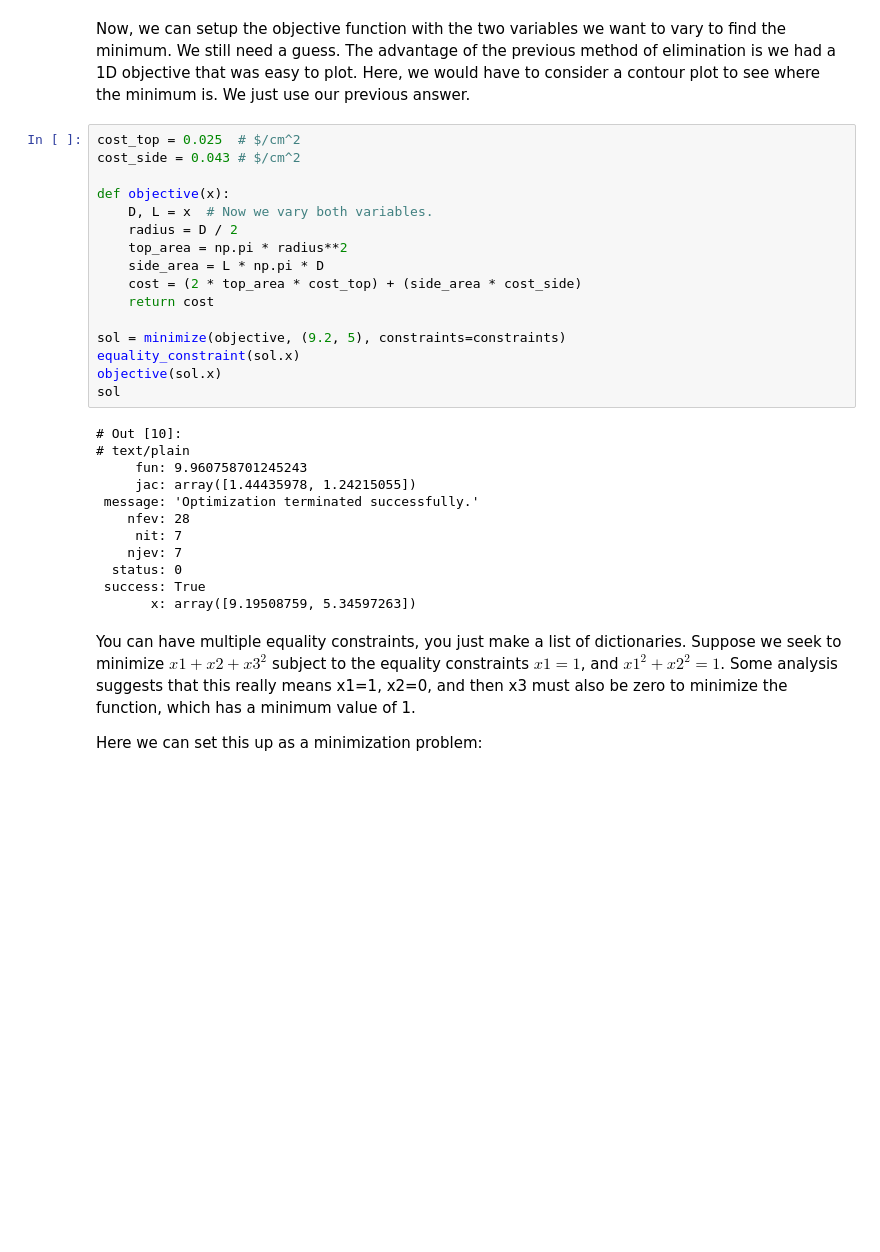
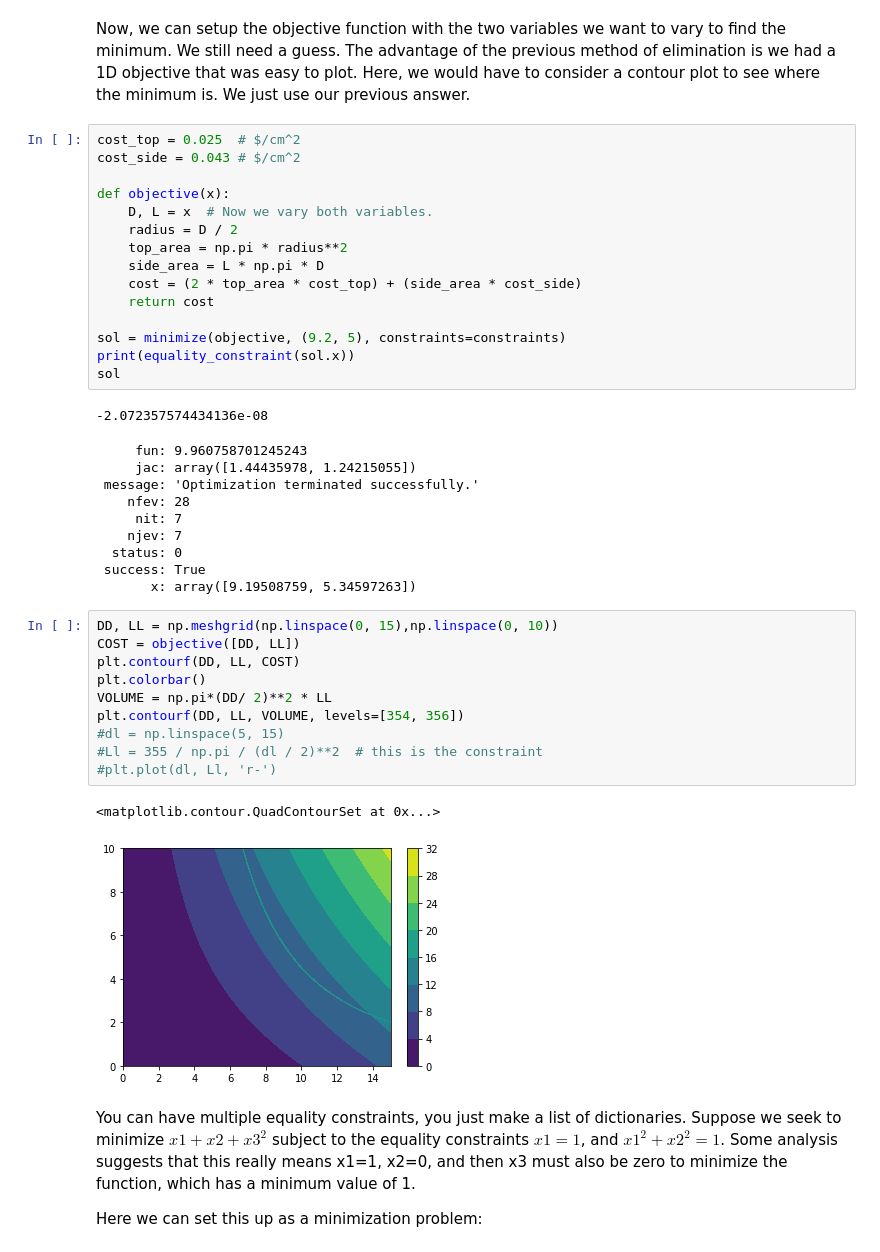
Before and after one commit to jkitchin/f19-06623, a Jupyter notebook: lectures/13-constrained-optimization.ipynb, the cells around one changed output. Cells and saved outputs as stored; diff of their text form; blank space fills up the shorter version.

```diff
--- a/lectures/13-constrained-optimization.ipynb
+++ b/lectures/13-constrained-optimization.ipynb
@@ -170,21 +210,32 @@ def objective(x):
     return cost
 
 sol = minimize(objective, (9.2, 5), constraints=constraints)
-equality_constraint(sol.x)
-objective(sol.x)
+print(equality_constraint(sol.x))
 sol
 # %% [output]
-# Out [10]:
-# text/plain
-     fun: 9.960758701245243
-     jac: array([1.44435978, 1.24215055])
- message: 'Optimization terminated successfully.'
-    nfev: 28
-     nit: 7
-    njev: 7
-  status: 0
- success: True
-       x: array([9.19508759, 5.34597263])
+-2.072357574434136e-08
+     fun: 9.960758701245243
+     jac: array([1.44435978, 1.24215055])
+ message: 'Optimization terminated successfully.'
+    nfev: 28
+     nit: 7
+    njev: 7
+  status: 0
+ success: True
+       x: array([9.19508759, 5.34597263])
+# %%
+DD, LL = np.meshgrid(np.linspace(0, 15),np.linspace(0, 10))
+COST = objective([DD, LL])
+plt.contourf(DD, LL, COST)
+plt.colorbar()
+VOLUME = np.pi*(DD/ 2)**2 * LL
+plt.contourf(DD, LL, VOLUME, levels=[354, 356])
+#dl = np.linspace(5, 15)
+#Ll = 355 / np.pi / (dl / 2)**2  # this is the constraint
+#plt.plot(dl, Ll, 'r-')
+# %% [output]
+<matplotlib.contour.QuadContourSet at 0x...>
+[figure, added]
 # %% [markdown]
 You can have multiple equality constraints, you just make a list of dictionaries. Suppose we seek to minimize $x1 + x2 + x3^2$ subject to the equality constraints $x1=1$, and $x1^2 + x2^2 = 1$. Some analysis suggests that this really means x1=1, x2=0, and then x3 must also be zero to minimize the function, which has a minimum value of 1.
 
```
Also changed, not shown: parts of 23 cells of this notebook.
